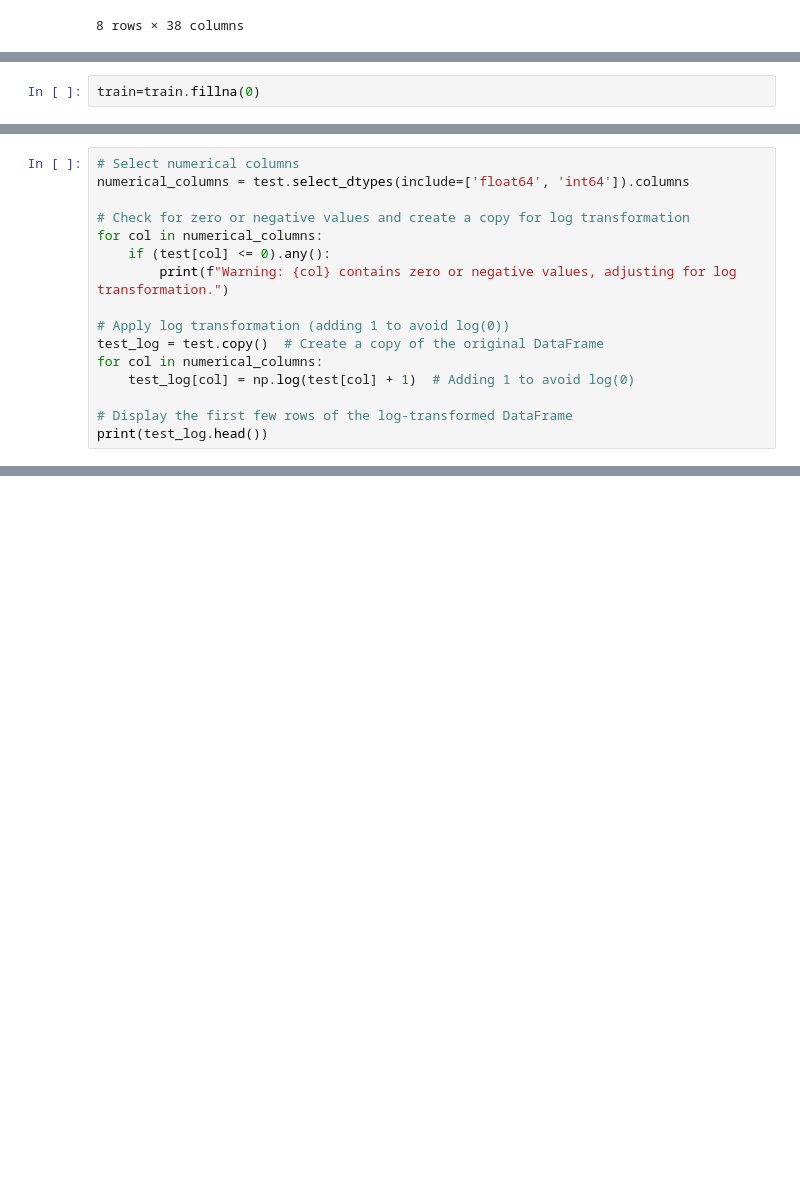
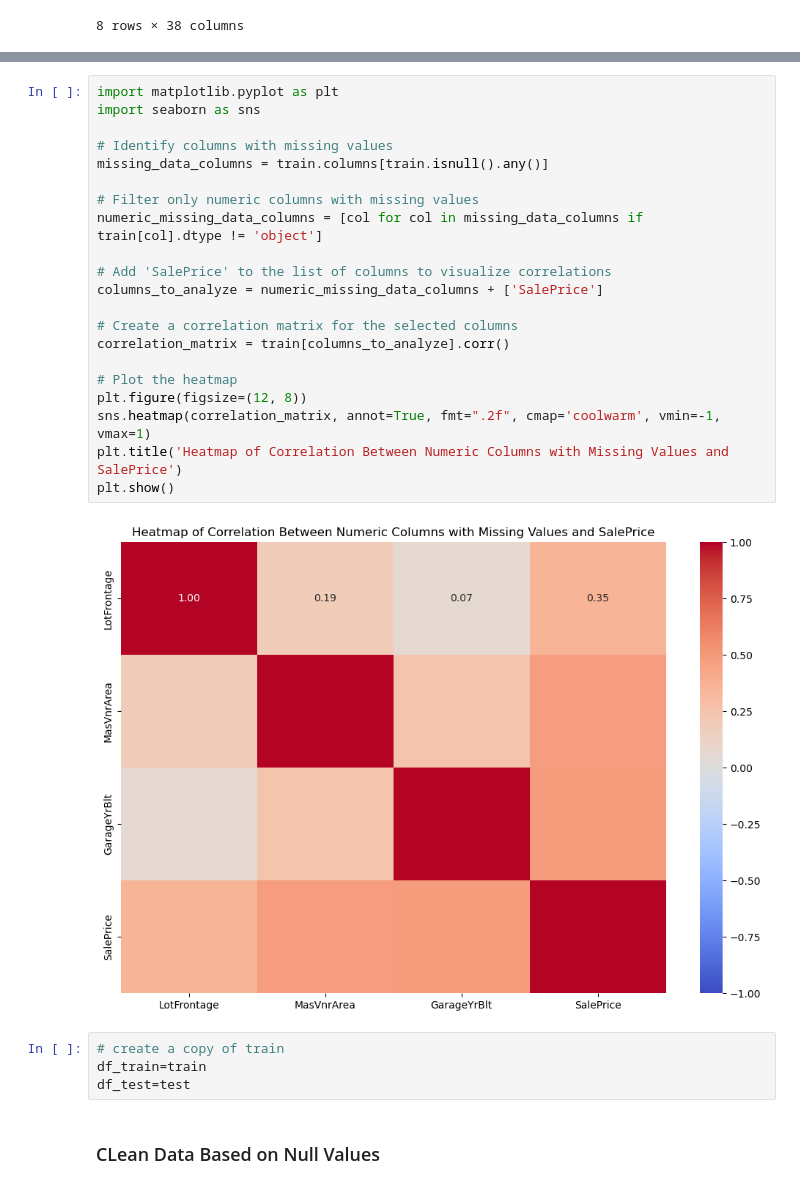
Before and after one commit to deltadrive/House-Prices---Advanced-Regression-Techniques, a Jupyter notebook: House Prices - Advanced Regression Techniques.ipynb, the cells around one changed output, grey strips where cells are left out. Cells and saved outputs as stored; diff of their text form; blank space fills up the shorter version.

```diff
--- a/House Prices - Advanced Regression Techniques.ipynb
+++ b/House Prices - Advanced Regression Techniques.ipynb
@@ -395,2 +155,0 @@ dtype: int64
-# %%
-train=train.fillna(0)
@@ -447,16 +155,0 @@ train_log.isnull().sum().sum() # checking from the meta data all null values in
-# %%
-# Select numerical columns
-numerical_columns = test.select_dtypes(include=['float64', 'int64']).columns
-
-# Check for zero or negative values and create a copy for log transformation
-for col in numerical_columns:
-    if (test[col] <= 0).any():
-        print(f"Warning: {col} contains zero or negative values, adjusting for log transformation.")
-
-# Apply log transformation (adding 1 to avoid log(0))
-test_log = test.copy()  # Create a copy of the original DataFrame
-for col in numerical_columns:
-    test_log[col] = np.log(test[col] + 1)  # Adding 1 to avoid log(0)
-
-# Display the first few rows of the log-transformed DataFrame
-print(test_log.head())
@@ -864,0 +214,29 @@ predictions
+# %%
+import matplotlib.pyplot as plt
+import seaborn as sns
+
+# Identify columns with missing values
+missing_data_columns = train.columns[train.isnull().any()]
+
+# Filter only numeric columns with missing values
+numeric_missing_data_columns = [col for col in missing_data_columns if train[col].dtype != 'object']
+
+# Add 'SalePrice' to the list of columns to visualize correlations
+columns_to_analyze = numeric_missing_data_columns + ['SalePrice']
+
+# Create a correlation matrix for the selected columns
+correlation_matrix = train[columns_to_analyze].corr()
+
+# Plot the heatmap
+plt.figure(figsize=(12, 8))
+sns.heatmap(correlation_matrix, annot=True, fmt=".2f", cmap='coolwarm', vmin=-1, vmax=1)
+plt.title('Heatmap of Correlation Between Numeric Columns with Missing Values and SalePrice')
+plt.show()
+# %% [output]
+[figure, added]
+# %%
+# create a copy of train
+df_train=train
+df_test=test
+# %% [markdown]
+### CLean Data Based on Null Values
```
Also changed, not shown: parts of 105 cells of this notebook.
